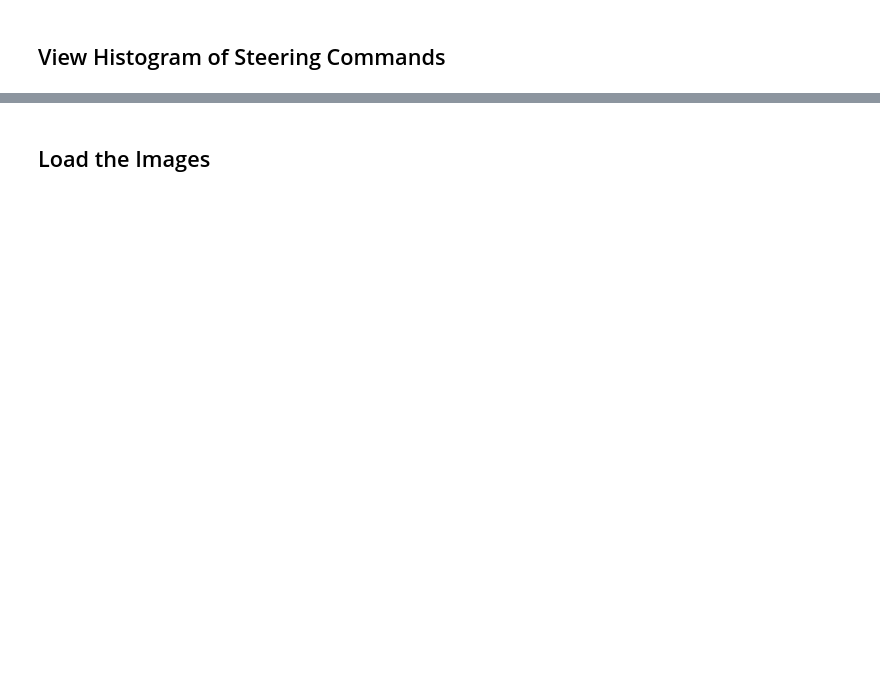
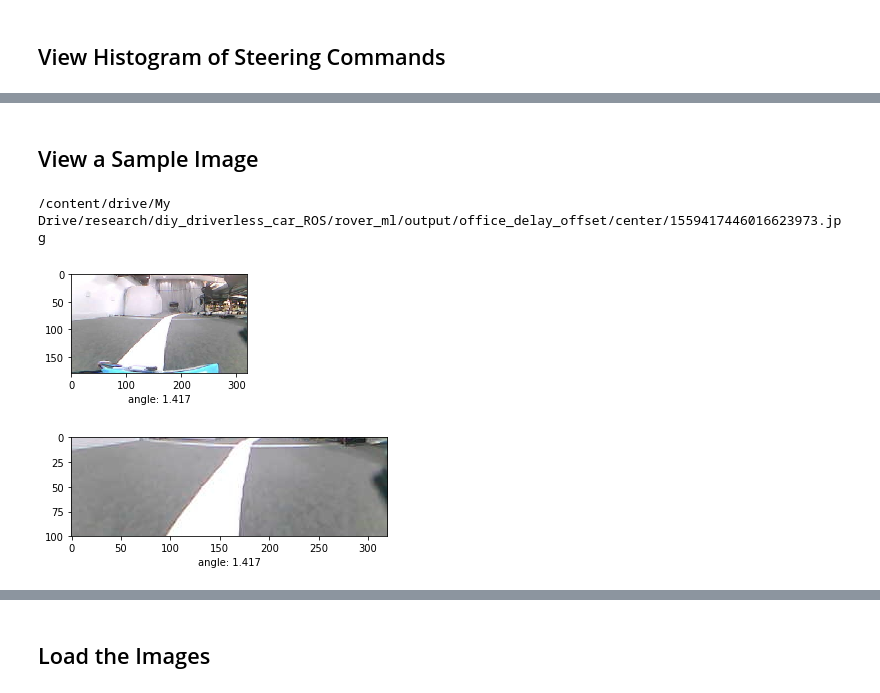
Before and after one commit to wilselby/diy_driverless_car_ROS, a Jupyter notebook: rover_ml/utils/Image_Regression_with_CNNs.ipynb, the cells around one changed output, grey strips where cells are left out. Saved outputs shown, nothing was run; the diff lists cells and outputs as text; code cells hidden in the pictures; blank space fills up the shorter version.

```diff
--- a/rover_ml/utils/Image_Regression_with_CNNs.ipynb
+++ b/rover_ml/utils/Image_Regression_with_CNNs.ipynb
@@ -3 +7,3 @@
+# %%
+local = 0
 # %% [markdown]
@@ -86,7 +125,10 @@ os.chdir(path)
 ## Parse CSV File
 # %%
 # Define path to csv file
-csv_path = data_set + '/interpolated.csv'
+if not local:
+  csv_path = data_set + '/interpolated.csv'
+else:
+  csv_path = path + '/' + data_set + '/interpolated.csv'
 
 # Load the CSV file into a pandas dataframe
 df = pd.read_csv(csv_path, sep=",")
@@ -187,3 +300,37 @@ plt.plot((np.min(df['angle']), np.max(df['angle'])), (samples_per_bin, samples_p
 #hist, _ = np.histogram(data['steering'], (num_bins))
 #plt.bar(center, hist, width=0.05)
 #plt.plot((np.min(data['steering']), np.max(data['steering'])), (samples_per_bin, samples_per_bin))
+# %% [markdown]
+## View a Sample Image
+# %%
+# Crop values
+y = 100
+h = 100
+x = 0
+w = 320
+
+image[y:y+h, x:x+w]
+# View a Single Image
+num = 105
+img_name = path + '/' + data_set + '/' + df.loc[num,'filename']
+angle = df.loc[num,'angle']
+print(img_name)
+center_image = cv2.imread(img_name)
+crop_img = center_image[y:y+h, x:x+w]
+center_image_mod = cv2.resize(center_image, (320,180)) #resize from 720x1280 to 180x320
+
+plt.subplot(2,1,1)
+plt.imshow(center_image_mod)
+plt.grid(False)
+plt.xlabel('angle: {:.4}'.format(angle))
+plt.show()
+
+plt.subplot(2,1,2)
+plt.imshow(crop_img)
+plt.grid(False)
+plt.xlabel('angle: {:.4}'.format(angle))
+plt.show()
+# %% [output]
+/content/drive/My Drive/research/diy_driverless_car_ROS/rover_ml/output/office_delay_offset/center/1559417446016623973.jpg
+[figure, added]
+[figure, added]
```
Also changed, not shown: parts of 29 cells of this notebook.
